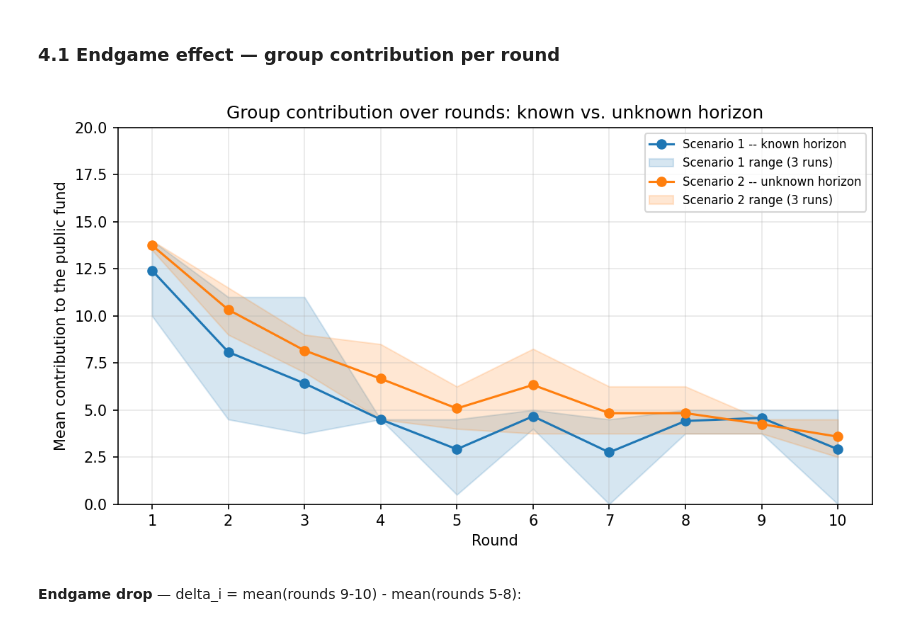
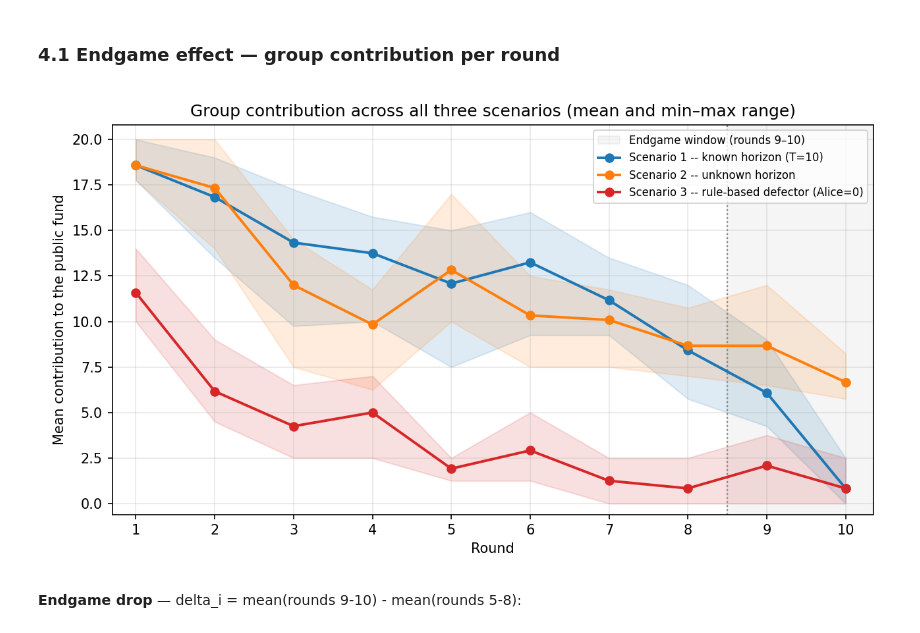
Before and after one commit to mohammad-hossein-k-gh/Public_Goods_Game, a Jupyter notebook: public-goods-game.ipynb, the cells around one changed output. Drawn from its saved outputs; the diff is of its cells as text; code cells hidden in the pictures.

```diff
--- a/public-goods-game.ipynb
+++ b/public-goods-game.ipynb
@@ -365,9 +365,9 @@ for name, path in results["figures"].items():
 ### 4.1 Endgame effect — group contribution per round
 # %%
 from IPython.display import Image, display
-display(Image(filename=results["figures"]["contribution_curves"]))
+display(Image(filename=results["figures"]["scenario_comparison"]))
 # %% [output]
-[figure, old version]
+[figure, new version]
 # %% [markdown]
 **Endgame drop** — delta_i = mean(rounds 9-10) - mean(rounds 5-8):
 # %%
```
Also changed, not shown: parts of 14 cells of this notebook.
